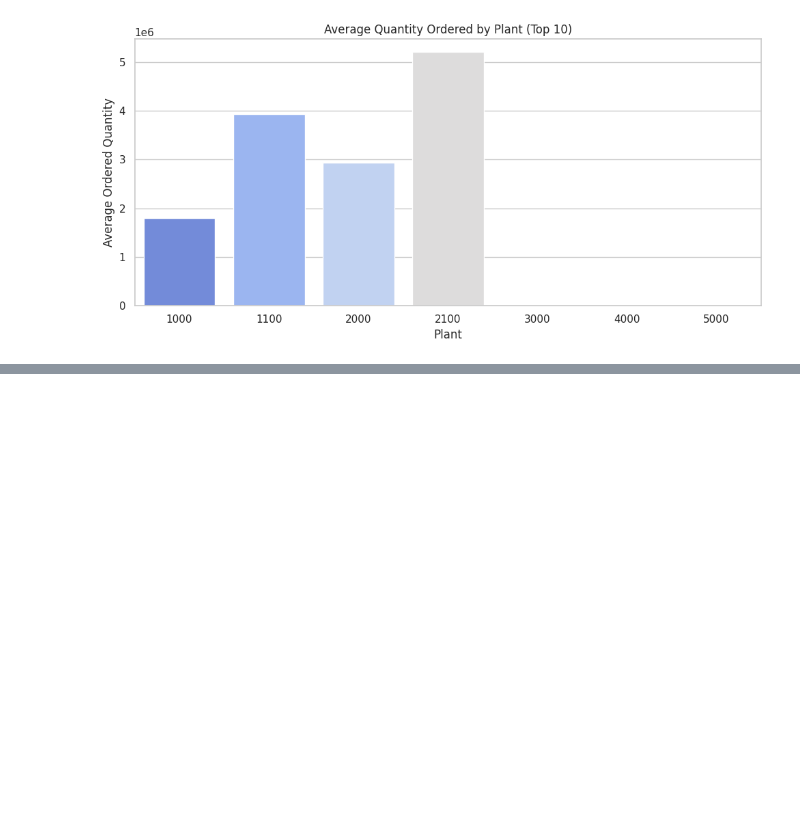
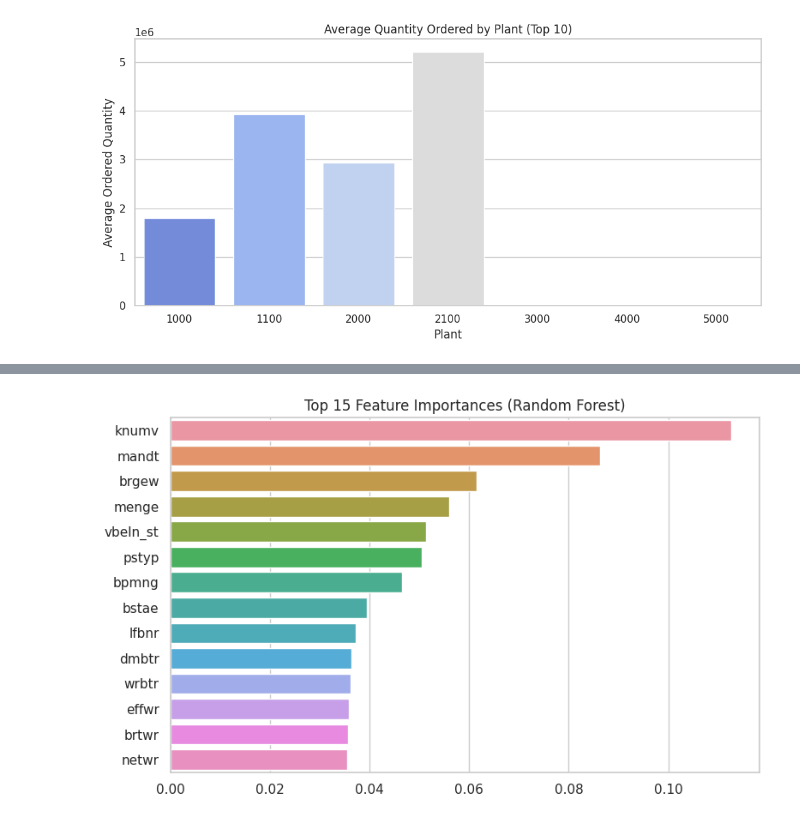
Before and after one commit to YuryBesiakov/SAP-Data-Science, a Jupyter notebook: sap-data-science.ipynb, the cells around one changed output, grey strips where cells are left out. Saved outputs shown, nothing was run; the diff lists cells and outputs as text; code cells hidden in the pictures; blank space fills up the shorter version.

```diff
--- a/sap-data-science.ipynb
+++ b/sap-data-science.ipynb
@@ -537,0 +614,8 @@ Index(['mandt_x_ekpo', 'ebeln', 'ebelp', 'loekz_x', 'statu_x', 'aedat_x',
+# %%
+merged['late_delivery'] = (merged['delivery_delay'] > 0).astype(int)
+features = pca_cols
+X = merged[features].fillna(merged[features].mean())
+y = merged['late_delivery']
+# %%
+# Train/Test Split
+X_train, X_test, y_train, y_test = train_test_split(X, y, test_size=0.25, random_state=42)
@@ -537,0 +638,7 @@ Index(['mandt_x_ekpo', 'ebeln', 'ebelp', 'loekz_x', 'statu_x', 'aedat_x',
+# %%
+knn = KNeighborsClassifier(n_neighbors=5)
+knn.fit(X_train, y_train)
+y_pred_knn = knn.predict(X_test)
+
+print("KNN Accuracy:", accuracy_score(y_test, y_pred_knn))
+print(classification_report(y_test, y_pred_knn))
@@ -537,0 +655,7 @@ Index(['mandt_x_ekpo', 'ebeln', 'ebelp', 'loekz_x', 'statu_x', 'aedat_x',
+# %%
+rf = RandomForestClassifier(n_estimators=100, random_state=42)
+rf.fit(X_train, y_train)
+y_pred_rf = rf.predict(X_test)
+
+print("Random Forest Accuracy:", accuracy_score(y_test, y_pred_rf))
+print(classification_report(y_test, y_pred_rf))
@@ -537,0 +689,9 @@ Index(['mandt_x_ekpo', 'ebeln', 'ebelp', 'loekz_x', 'statu_x', 'aedat_x',
+# %%
+feat_imp = pd.Series(rf.feature_importances_, index=features).sort_values(ascending=False).head(14)
+plt.figure(figsize=(8,5))
+sns.barplot(x=feat_imp.values, y=feat_imp.index)
+plt.title("Top 14 Feature Importances (Random Forest)")
+plt.tight_layout()
+plt.show()
+# %% [output]
+[figure, added]
```
Also changed, not shown: parts of 26 cells of this notebook.
